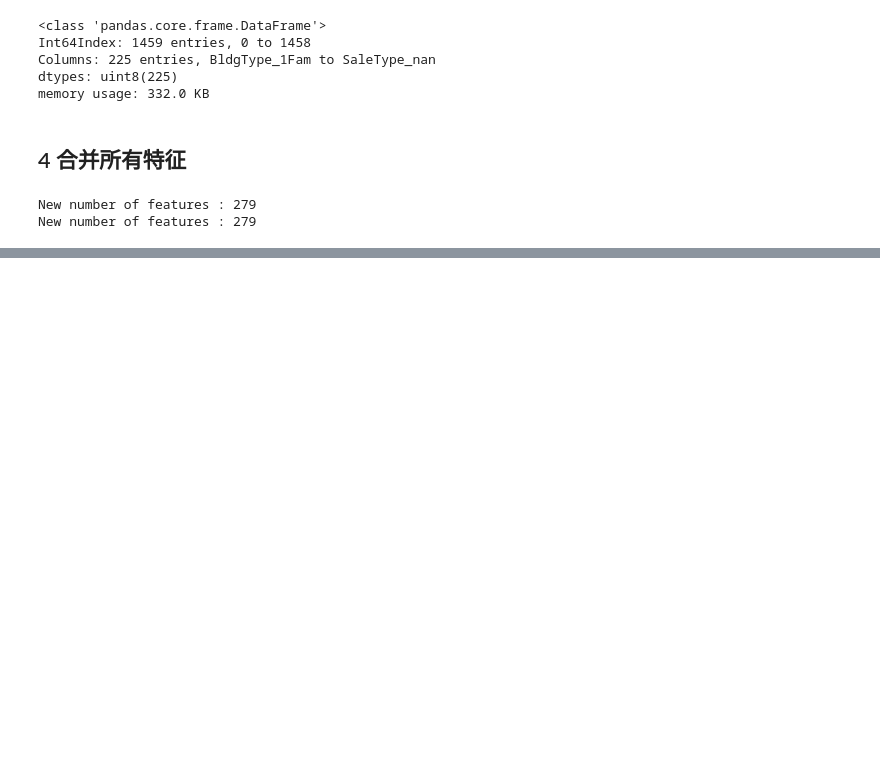
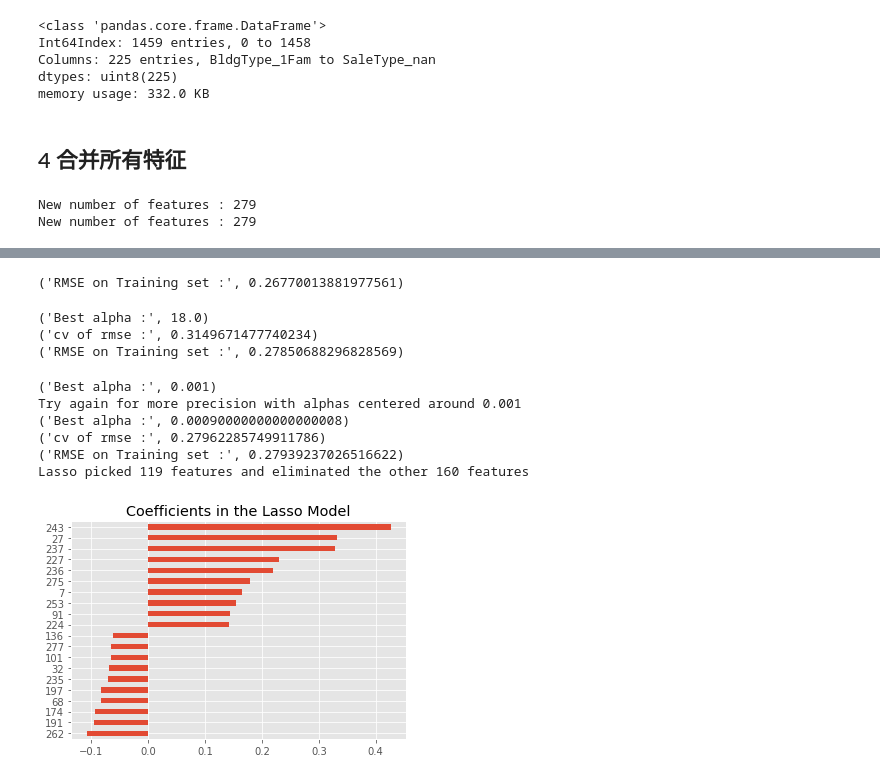
Before and after one commit to zhouzhiqi/homework, a Jupyter notebook: W1-周志齐-993735197.ipynb, the cells around one changed output, grey strips where cells are left out. Cells and saved outputs as stored; diff of their text form; code cells hidden in the pictures; blank space fills up the shorter version.

```diff
--- a/AmesHousePrice_FE.ipynb
+++ b/W1-周志齐-993735197.ipynb
@@ -607,0 +660,75 @@ New number of features : 279
+# %%
+from sklearn.linear_model import SGDRegressor
+
+sgdr = SGDRegressor(max_iter = 5000)
+
+sgdr.fit(X_train, y_train)
+
+y_train_pred = sgdr.predict(X_train)
+
+rmse_train = np.sqrt(mean_squared_error(y_train,y_train_pred))
+
+print("RMSE on Training set :", rmse_train)
+# %% [output]
+('RMSE on Training set :', 0.26770013881977561)
+# %%
+ridge = RidgeCV(alphas = [ 0.1, 1, 5, 10, 15, 18, 20, 50, 100,],store_cv_values=True )
+
+ridge.fit(X_train, y_train)
+
+alpha = ridge.alpha_
+print("Best alpha :", alpha)
+
+mse_cv = np.mean(ridge.cv_values_, axis = 0)
+rmse_cv = np.sqrt(mse_cv)
+print("cv of rmse :", min(rmse_cv))
+
+y_train_rdg = ridge.predict(X_train)
+rmse_train = np.sqrt(mean_squared_error(y_train,y_train_rdg))
+print("RMSE on Training set :", rmse_train)
+# %% [output]
+('Best alpha :', 18.0)
+('cv of rmse :', 0.3149671477740234)
+('RMSE on Training set :', 0.27850688296828569)
+# %%
+lasso = LassoCV(alphas = [0.0001, 0.001, 0.01, 0.1, 1, 10, 100, 1000],
+                max_iter = 5000)
+lasso.fit(X_train, y_train)
+alpha = lasso.alpha_
+print("Best alpha :", alpha)
+
+print("Try again for more precision with alphas centered around " + str(alpha))
+lasso = LassoCV(alphas = [alpha * .6, alpha * .65, alpha * .7, alpha * .75, alpha * .8,
+                          alpha * .85, alpha * .9, alpha * .95, alpha, alpha * 1.05,
+                          alpha * 1.1, alpha * 1.15, alpha * 1.25, alpha * 1.3, alpha * 1.35,
+                          alpha * 1.4],
+                max_iter = 50000, cv = 10)
+lasso.fit(X_train, y_train)
+alpha = lasso.alpha_
+print("Best alpha :", alpha)
+
+mse_cv = np.mean(lasso.mse_path_, axis = 0)
+rmse_cv = np.sqrt(mse_cv)
+print("cv of rmse :", min(rmse_cv))
+
+y_train_lasso = lasso.predict(X_train)
+rmse_train = np.sqrt(mean_squared_error(y_train,y_train_lasso))
+print("RMSE on Training set :", rmse_train)
+
+# Plot important coefficients
+coefs = pd.Series(lasso.coef_, index = X_train.columns)
+print("Lasso picked " + str(sum(coefs != 0)) + " features and eliminated the other " +  \
+      str(sum(coefs == 0)) + " features")
+imp_coefs = pd.concat([coefs.sort_values().head(10),
+                     coefs.sort_values().tail(10)])
+imp_coefs.plot(kind = "barh")
+plt.title("Coefficients in the Lasso Model")
+plt.show()
+# %% [output]
+('Best alpha :', 0.001)
+Try again for more precision with alphas centered around 0.001
+('Best alpha :', 0.00090000000000000008)
+('cv of rmse :', 0.27962285749911786)
+('RMSE on Training set :', 0.27939237026516622)
+Lasso picked 119 features and eliminated the other 160 features
+[figure, added]
```
Also changed, not shown: parts of 9 cells of this notebook, 3 other files.
